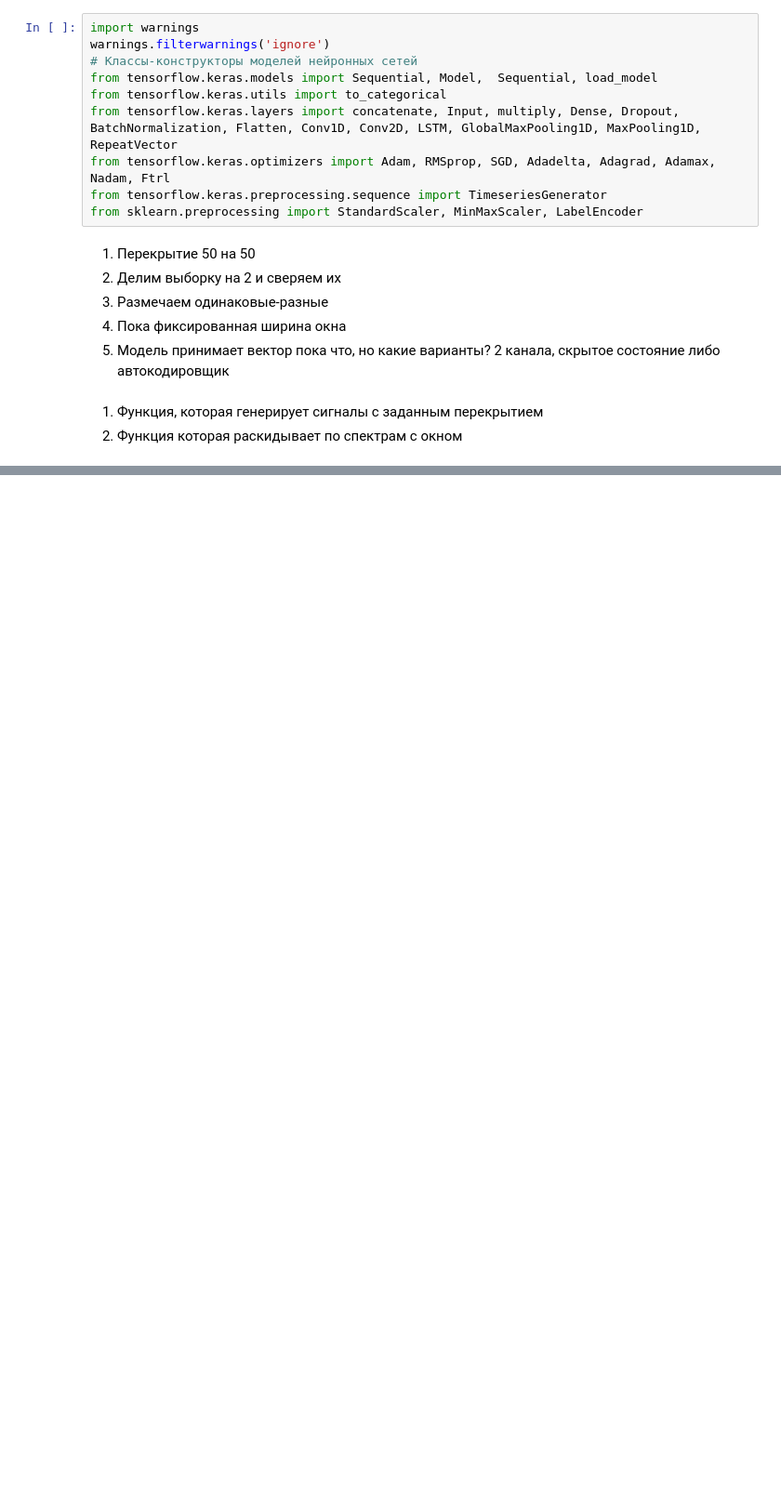
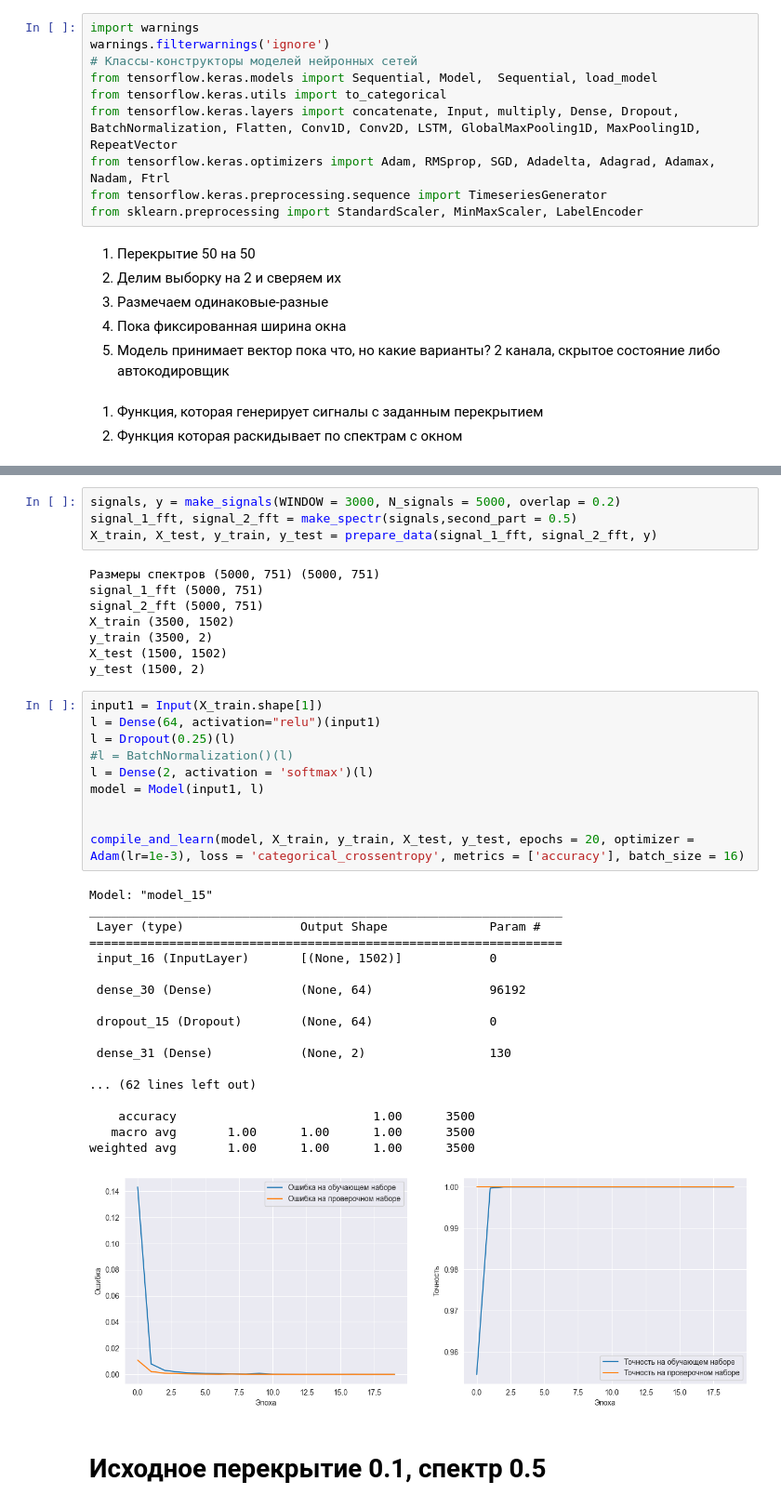
Before and after one commit to aldmitry/signal_processing_with_NN, a Jupyter notebook: model1.ipynb, the cells around one changed output, grey strips where cells are left out. Shown at 93% size. Cells and saved outputs as stored; diff of their text form; blank space fills up the shorter version.

```diff
--- a/model1.ipynb
+++ b/model1.ipynb
@@ -212,0 +290,43 @@ weighted avg       1.00      1.00      1.00      3000
+# %%
+signals, y = make_signals(WINDOW = 3000, N_signals = 5000, overlap = 0.2)
+signal_1_fft, signal_2_fft = make_spectr(signals,second_part = 0.5)
+X_train, X_test, y_train, y_test = prepare_data(signal_1_fft, signal_2_fft, y)
+# %% [output]
+Размеры спектров (5000, 751) (5000, 751)
+signal_1_fft (5000, 751)
+signal_2_fft (5000, 751)
+X_train (3500, 1502)
+y_train (3500, 2)
+X_test (1500, 1502)
+y_test (1500, 2)
+# %%
+input1 = Input(X_train.shape[1])
+l = Dense(64, activation="relu")(input1)
+l = Dropout(0.25)(l)
+#l = BatchNormalization()(l)
+l = Dense(2, activation = 'softmax')(l)
+model = Model(input1, l)
+
+
+compile_and_learn(model, X_train, y_train, X_test, y_test, epochs = 20, optimizer = Adam(lr=1e-3), loss = 'categorical_crossentropy', metrics = ['accuracy'], batch_size = 16)
+# %% [output]
+Model: "model_15"
+_________________________________________________________________
+ Layer (type)                Output Shape              Param #
+=================================================================
+ input_16 (InputLayer)       [(None, 1502)]            0
+
+ dense_30 (Dense)            (None, 64)                96192
+
+ dropout_15 (Dropout)        (None, 64)                0
+
+ dense_31 (Dense)            (None, 2)                 130
+
+... (62 lines left out)
+
+    accuracy                           1.00      3500
+   macro avg       1.00      1.00      1.00      3500
+weighted avg       1.00      1.00      1.00      3500
+[figure, added]
+# %% [markdown]
+# Исходное перекрытие 0.1, спектр 0.5
```
Also changed, not shown: parts of 49 cells of this notebook, 1 other file.
